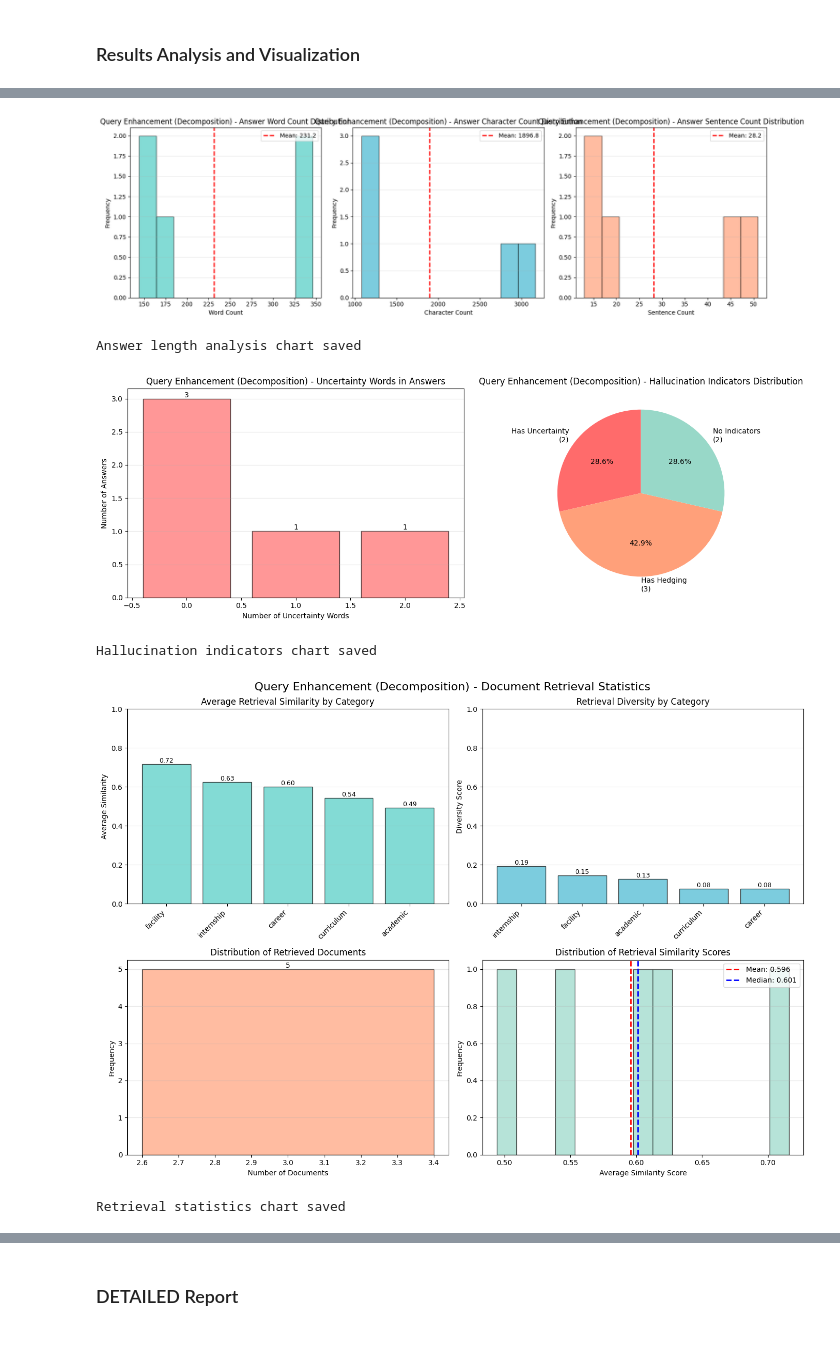
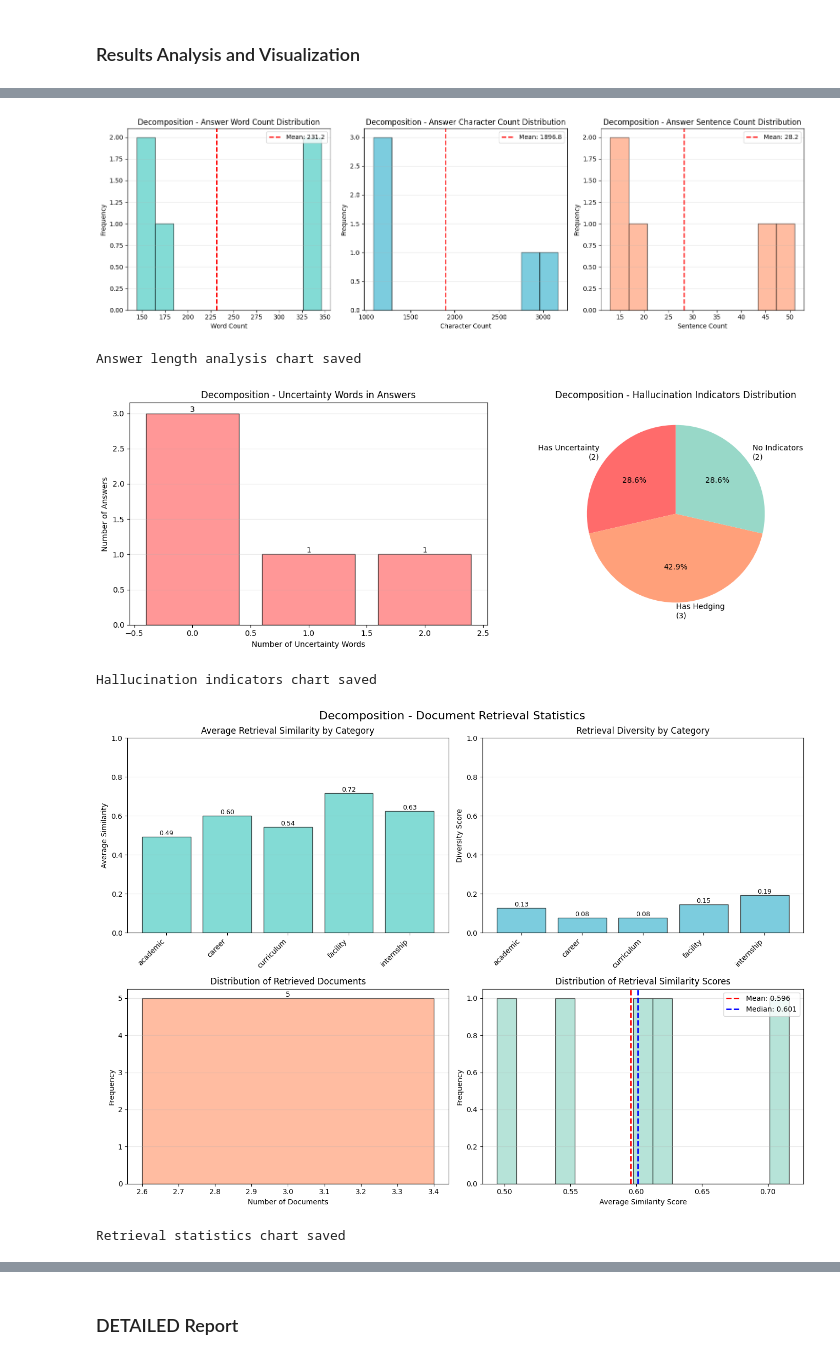
Before and after one commit to marcuskwanth/Virtual-Academic-Advisor-with-RAG, a Jupyter notebook: Code_LLM/1_QUERY_ENHANCE/Sub_Query/3_subquery_query_enhance.ipynb, the cells around one changed output, grey strips where cells are left out. Saved outputs shown, nothing was run; the diff lists cells and outputs as text; code cells hidden in the pictures.

```diff
--- a/Code_LLM/1_QUERY_ENHANCE/Sub_Query/3_subquery_query_enhance.ipynb
+++ b/Code_LLM/1_QUERY_ENHANCE/Sub_Query/3_subquery_query_enhance.ipynb
@@ -19,8 +19,9 @@ import os, re, time
 from datetime import datetime
 
 date = datetime.today().strftime('%Y-%m-%d')
-proj_name = "Query Enhancement (Decomposition)"
+proj_name = "Decomposition"
 run_count = 1
+load_previous = True # Set to True to load previous run's data
 
 # Initialize Langsmith
 os.environ["LANGSMITH_TRACING"] = "true"
@@ -543,20 +560,32 @@ Halluncination Uncertainties: 0.000
+# %%
+# Function to load previous results (if needed)
+
+def load_previous_results(filepath: str = 'Evaluation/rag_evaluation_results.csv') -> pd.DataFrame:
+    """Load previously saved evaluation results from CSV file"""
+    try:
+        df_loaded = pd.read_csv(filepath)
+        print(f"Successfully loaded {len(df_loaded)} results from {filepath}")
+        return df_loaded
+    except FileNotFoundError:
+        print(f"File not found: {filepath}")
+        return None
+    except Exception as e:
+        print(f"Error loading file: {e}")
+        return None
 # %%
 # Convert results to DataFrame
-df_results = pd.DataFrame(results)
+df_results = load_previous_results() if load_previous else pd.DataFrame(results)
 
 # Display summary statistics
 print("EVALUATION SUMMARY STATISTICS\n")
-
-metric_columns = [
-    'keyword_coverage', 'retrieval_avg_similarity', 'retrieval_max_similarity',
-    'retrieval_min_similarity', 'retrieval_diversity', 'context_utilization',
-    'length_word_count', 'hallucination_uncertainty_count'
-]
 
 summary_stats = df_results[metric_columns].describe()
 print(summary_stats.round(3))
 
 # Save results
-df_results.to_csv('Evaluation/rag_evaluation_results.csv', index=False)
-print("\nResults saved")
+if load_previous:
+    print("\nPrevious results loaded; skipping save.")
+else:
+    df_results.to_csv('Evaluation/rag_evaluation_results.csv', index=False)
+    print("\nResults saved")
 # %% [output]
@@ -735,7 +764,7 @@ plt.show()
 
 print("Answer length analysis chart saved")
 # %% [output]
-[figure, old version]
+[figure, new version]
 Answer length analysis chart saved
 # %%
 # Hallucination Indicators Analysis
@@ -773,7 +802,7 @@ plt.show()
 
 print("Hallucination indicators chart saved")
 # %% [output]
-[figure, old version]
+[figure, new version]
 Hallucination indicators chart saved
 # %%
 # Document Retrieval Statistics
@@ -782,7 +811,7 @@ fig.suptitle(f'{proj_name} - Document Retrieval Statistics', fontsize=16)
 
 # Retrieval similarity by category
 ax1 = axes[0, 0]
-category_retrieval = df_results.groupby('category')['retrieval_avg_similarity'].mean().sort_values(ascending=False)
+category_retrieval = df_results.groupby('category')['retrieval_avg_similarity'].mean()
 bars1 = ax1.bar(range(len(category_retrieval)), category_retrieval.values, color='#4ECDC4', alpha=0.7, edgecolor='black')
 ax1.set_xticks(range(len(category_retrieval)))
 ax1.set_xticklabels(category_retrieval.index, rotation=45, ha='right')
@@ -797,7 +826,7 @@ for bar in bars1:
 
 # Retrieval diversity by category
 ax2 = axes[0, 1]
-category_diversity = df_results.groupby('category')['retrieval_diversity'].mean().sort_values(ascending=False)
+category_diversity = df_results.groupby('category')['retrieval_diversity'].mean()
 bars2 = ax2.bar(range(len(category_diversity)), category_diversity.values, color='#45B7D1', alpha=0.7, edgecolor='black')
 ax2.set_xticks(range(len(category_diversity)))
 ax2.set_xticklabels(category_diversity.index, rotation=45, ha='right')
@@ -813,34 +842,34 @@ for bar in bars2:
 # Number of documents retrieved
 ax3 = axes[1, 0]
 num_docs = df_results['retrieval_num_docs'].value_counts().sort_index()
 bars3 = ax3.bar(num_docs.index, num_docs.values, color='#FFA07A', alpha=0.7, edgecolor='black')
 ax3.set_xlabel('Number of Documents')
 ax3.set_ylabel('Frequency')
 ax3.set_title('Distribution of Retrieved Documents')
 ax3.grid(axis='y', alpha=0.3)
 
 for bar in bars3:
     height = bar.get_height()
     ax3.text(bar.get_x() + bar.get_width()/2., height, f'{int(height)}', ha='center', va='bottom')
 
 # Retrieval similarity distribution
 ax4 = axes[1, 1]
 ax4.hist(df_results['retrieval_avg_similarity'], bins=15, color='#98D8C8', alpha=0.7, edgecolor='black')
 ax4.axvline(df_results['retrieval_avg_similarity'].mean(), color='red', linestyle='--', linewidth=2, label=f'Mean: {df_results["retrieval_avg_similarity"].mean():.3f}')
 ax4.axvline(df_results['retrieval_avg_similarity'].median(), color='blue', linestyle='--', linewidth=2, label=f'Median: {df_results["retrieval_avg_similarity"].median():.3f}')
 ax4.set_xlabel('Average Similarity Score')
 ax4.set_ylabel('Frequency')
 ax4.set_title('Distribution of Retrieval Similarity Scores')
 ax4.grid(axis='y', alpha=0.3)
 ax4.legend()
 
 plt.tight_layout()
 plt.savefig('Evaluation/rag_retrieval_statistics.png', dpi=300, bbox_inches='tight')
 plt.show()
 
 print("Retrieval statistics chart saved")
 # %% [output]
-[figure, old version]
+[figure, new version]
 Retrieval statistics chart saved
 # %%
 # Context Utilization and Keyword Coverage Analysis
```
Also changed, not shown: parts of 11 cells of this notebook, 49 other files.
